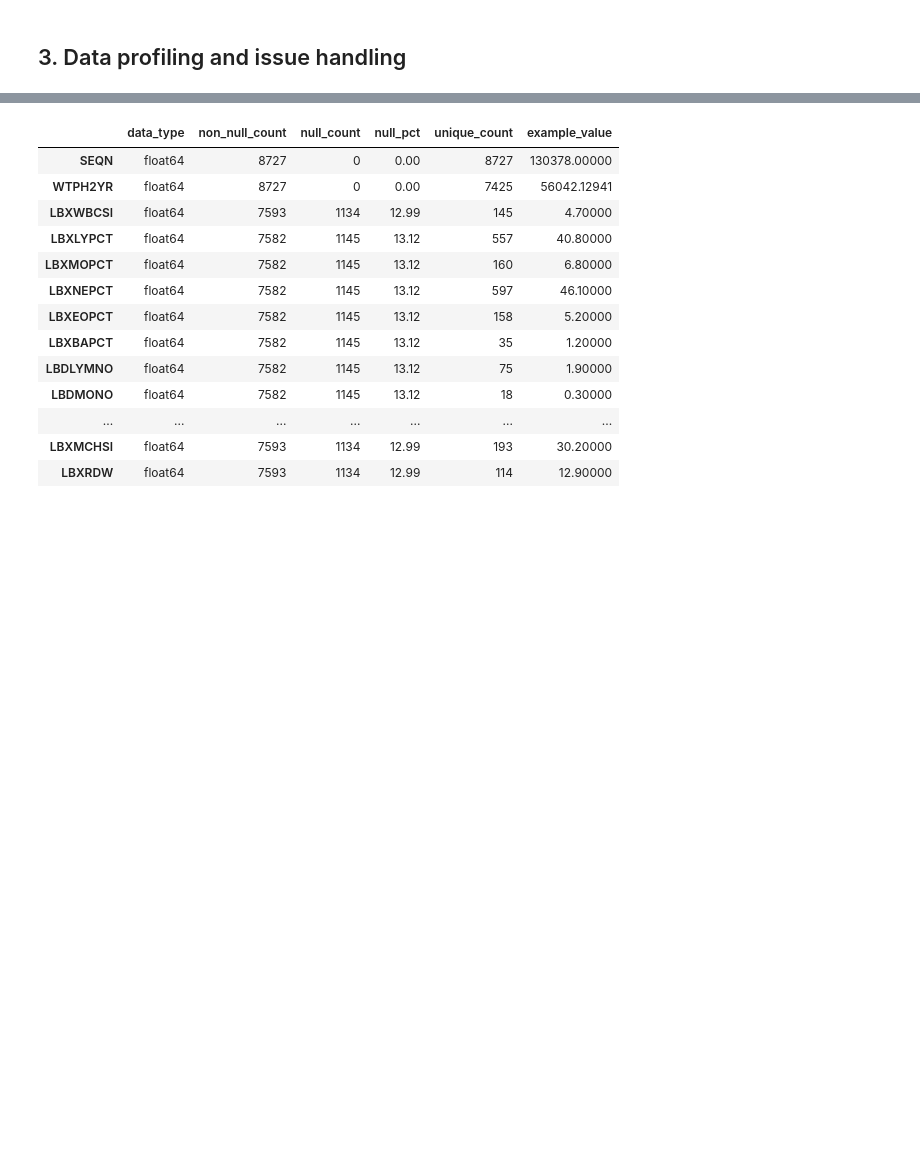
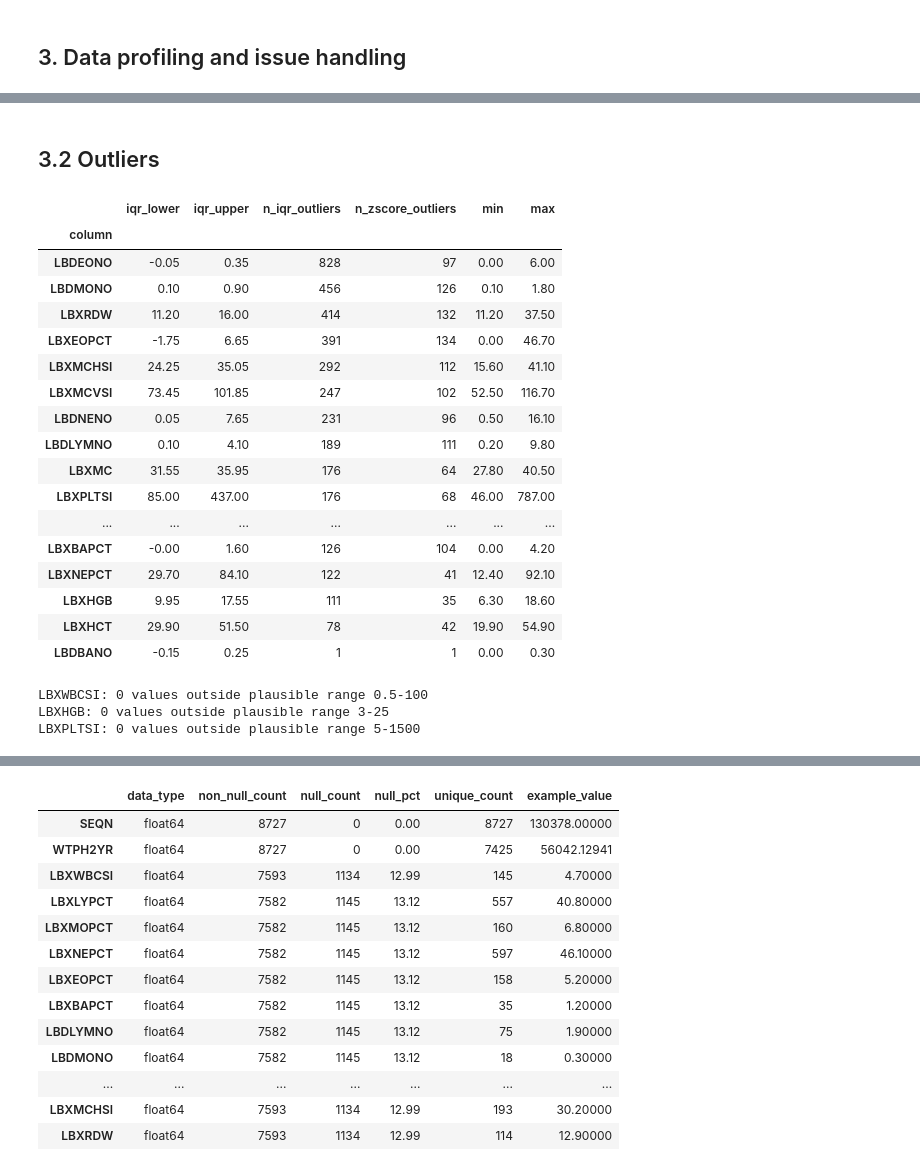
Before and after one commit to a212396-sudo/hospital-cempaka-lab, a Jupyter notebook: notebook/hospital_cempaka_pipeline.ipynb, the cells around one changed output, grey strips where cells are left out. Saved outputs shown, nothing was run; the diff lists cells and outputs as text; code cells hidden in the pictures; blank space fills up the shorter version.

Commit message:
Add section 3.2 outliers and 3.3 other quality issues

```diff
--- a/notebook/hospital_cempaka_pipeline.ipynb
+++ b/notebook/hospital_cempaka_pipeline.ipynb
@@ -44,0 +102,53 @@ Loaded from CDC URL
+# %% [markdown]
+## 3.2 Outliers
+# %%
+def iqr_bounds(s, k=1.5):
+    q1, q3 = s.quantile([0.25, 0.75])
+    iqr = q3 - q1
+    return q1 - k * iqr, q3 + k * iqr
+
+rows = []
+for col in lab_cols:
+    s = cbc_clean[col]
+    lo, hi = iqr_bounds(s)
+    z = (s - s.mean()) / s.std()
+    rows.append({"column": col, "iqr_lower": lo, "iqr_upper": hi,
+                 "n_iqr_outliers": int(((s < lo) | (s > hi)).sum()),
+                 "n_zscore_outliers": int((z.abs() > 3).sum()),
+                 "min": s.min(), "max": s.max()})
+outlier_summary = pd.DataFrame(rows).set_index("column").round(2)
+display(outlier_summary.sort_values("n_iqr_outliers", ascending=False))
+
+# Flag outliers for the core tests (values are kept)
+core = ["LBXWBCSI", "LBXHGB", "LBXPLTSI"]
+for col in core:
+    lo, hi = iqr_bounds(cbc_clean[col])
+    cbc_clean[f"{col}_outlier"] = ((cbc_clean[col] < lo) | (cbc_clean[col] > hi)).astype(int)
+
+# Rough biological plausibility limits (TODO: confirm with a clinical reference)
+plausible = {"LBXWBCSI": (0.5, 100), "LBXHGB": (3, 25), "LBXPLTSI": (5, 1500)}
+for col, (lo, hi) in plausible.items():
+    n_bad = int(((cbc_clean[col] < lo) | (cbc_clean[col] > hi)).sum())
+    print(f"{col}: {n_bad} values outside plausible range {lo}-{hi}")
+# %% [output]
+|  | iqr_lower | iqr_upper | n_iqr_outliers | n_zscore_outliers | min | max |
+| column |  |  |  |  |  |  |
+| LBDEONO | -0.05 | 0.35 | 828 | 97 | 0.00 | 6.00 |
+| LBDMONO | 0.10 | 0.90 | 456 | 126 | 0.10 | 1.80 |
+| LBXRDW | 11.20 | 16.00 | 414 | 132 | 11.20 | 37.50 |
+| LBXEOPCT | -1.75 | 6.65 | 391 | 134 | 0.00 | 46.70 |
+| LBXMCHSI | 24.25 | 35.05 | 292 | 112 | 15.60 | 41.10 |
+| LBXMCVSI | 73.45 | 101.85 | 247 | 102 | 52.50 | 116.70 |
+| LBDNENO | 0.05 | 7.65 | 231 | 96 | 0.50 | 16.10 |
+| LBDLYMNO | 0.10 | 4.10 | 189 | 111 | 0.20 | 9.80 |
+| LBXMC | 31.55 | 35.95 | 176 | 64 | 27.80 | 40.50 |
+| LBXPLTSI | 85.00 | 437.00 | 176 | 68 | 46.00 | 787.00 |
+| ... | ... | ... | ... | ... | ... | ... |
+| LBXBAPCT | -0.00 | 1.60 | 126 | 104 | 0.00 | 4.20 |
+| LBXNEPCT | 29.70 | 84.10 | 122 | 41 | 12.40 | 92.10 |
+| LBXHGB | 9.95 | 17.55 | 111 | 35 | 6.30 | 18.60 |
+| LBXHCT | 29.90 | 51.50 | 78 | 42 | 19.90 | 54.90 |
+| LBDBANO | -0.15 | 0.25 | 1 | 1 | 0.00 | 0.30 |
+LBXWBCSI: 0 values outside plausible range 0.5-100
+LBXHGB: 0 values outside plausible range 3-25
+LBXPLTSI: 0 values outside plausible range 5-1500
```
Also changed, not shown: parts of 10 cells of this notebook.
